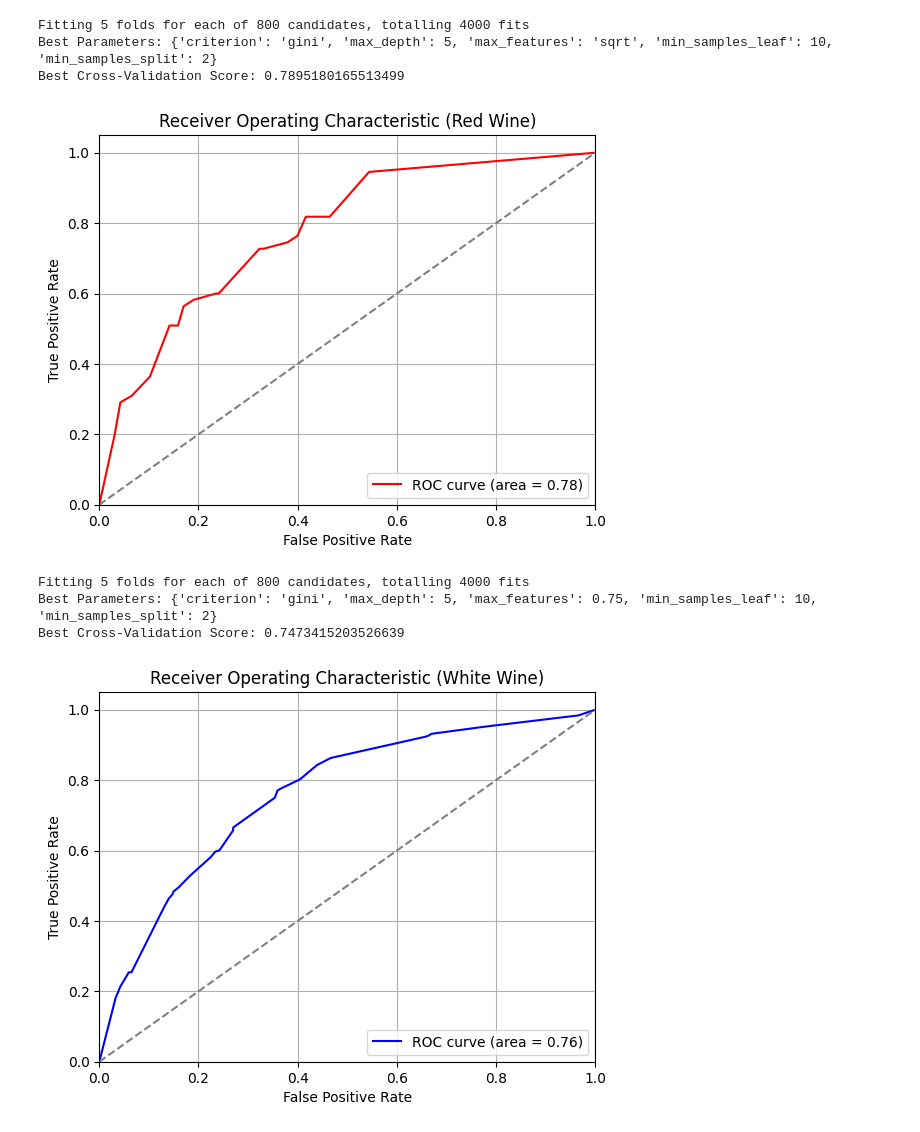
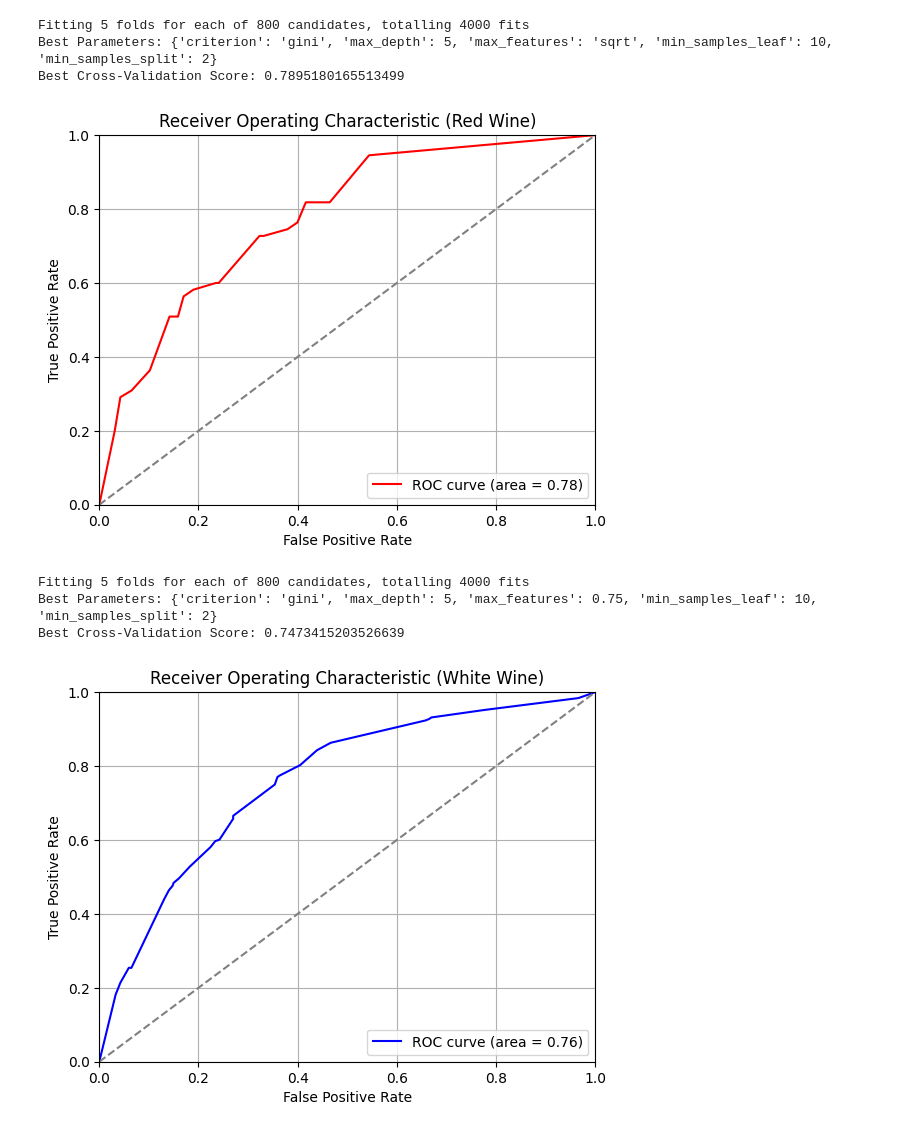
Before and after one commit to ProfessionalSalmon/wine-quality-prediction, a Jupyter notebook: winequality.ipynb, the cells around one changed output. Drawn from its saved outputs; the diff is of its cells as text; code cells hidden in the pictures.

```diff
--- a/winequality.ipynb
+++ b/winequality.ipynb
@@ -430,17 +442,17 @@ roc_auc_red = auc(fpr_red, tpr_red)
 # %%
 plt.figure()
 plt.plot(fpr_red, tpr_red, color='red', label='ROC curve (area = {:.2f})'.format(roc_auc_red))
-plt.plot([0, 1], [0, 1], color='gray', linestyle='--')
+plt.plot([0, 1], [0, 1], color='gray', linestyle='--') # random classifier line
 plt.xlim([0.0, 1.0])
-plt.ylim([0.0, 1.05])
+plt.ylim([0.0, 1.0])
 plt.xlabel('False Positive Rate')
 plt.ylabel('True Positive Rate')
 plt.title('Receiver Operating Characteristic (Red Wine)')
 plt.legend(loc='lower right')
 plt.grid()
 plt.show()
 # %% [output]
-[figure, old version]
+[figure, new version]
 # %%
 # adjust for imbalanced data, giving more weight to minority class than before adjusting
 tree = DecisionTreeClassifier(random_state=42, class_weight='balanced') # balanced class weight help adjust weight for imbalanced dataset
@@ -478,9 +490,9 @@ roc_auc_white = auc(fpr_white, tpr_white)
 # %%
 plt.figure()
 plt.plot(fpr_white, tpr_white, color='blue', label='ROC curve (area = {:.2f})'.format(roc_auc_white))
-plt.plot([0, 1], [0, 1], color='gray', linestyle='--')
+plt.plot([0, 1], [0, 1], color='gray', linestyle='--') # random classifier line
 plt.xlim([0.0, 1.0])
-plt.ylim([0.0, 1.05])
+plt.ylim([0.0, 1.0])
 plt.xlabel('False Positive Rate')
 plt.ylabel('True Positive Rate')
 plt.title('Receiver Operating Characteristic (White Wine)')
@@ -488,4 +500,4 @@ plt.legend(loc='lower right')
 plt.grid()
 plt.show()
 # %% [output]
-[figure, old version]
+[figure, new version]
```
Also changed, not shown: parts of 2 cells of this notebook.
